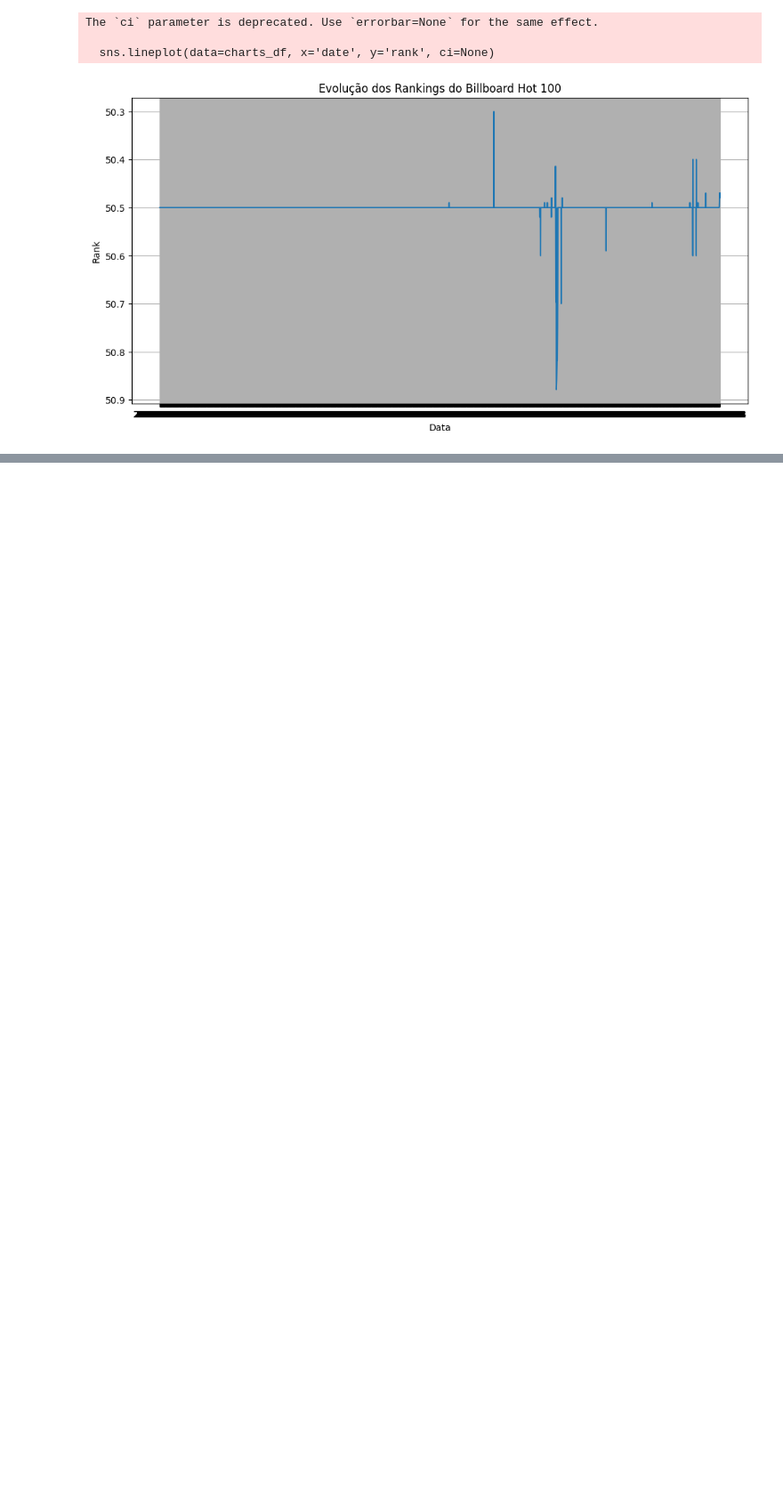
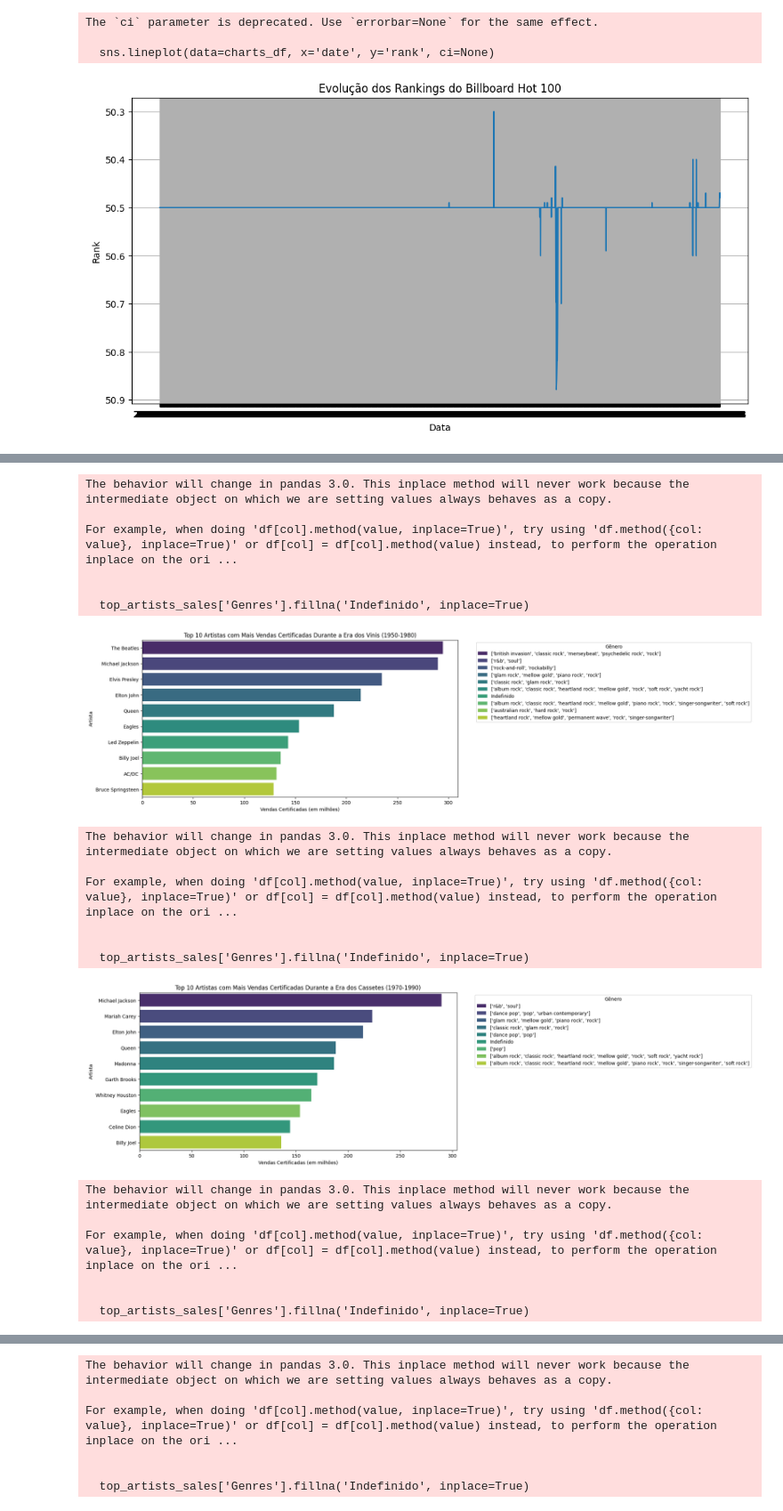
Before and after one commit to touro3/EvolucaoDaMusica-BI, a Jupyter notebook: notebooks/EDA_e_visualizacoes_musicais.ipynb, the cells around one changed output, grey strips where cells are left out. Shown at 89% size. Cells and saved outputs as stored; diff of their text form; code cells hidden in the pictures; blank space fills up the shorter version.

```diff
--- a/notebooks/EDA_e_visualizacoes_musicais.ipynb
+++ b/notebooks/EDA_e_visualizacoes_musicais.ipynb
@@ -9,6 +11,9 @@ import streamlit as st
 data_df = pd.read_csv('/home/gabipereira/EvolucaoDaMusica-BI/data/data.csv')
 musicdata_df = pd.read_csv('/home/gabipereira/EvolucaoDaMusica-BI/data/musicdata.csv')
 charts_df = pd.read_csv('/home/gabipereira/EvolucaoDaMusica-BI/data/charts.csv')
+new_df = pd.read_csv('/home/gabipereira/EvolucaoDaMusica-BI/data/Best selling music artists.csv')
+new_artists_df = pd.read_csv('/home/gabipereira/EvolucaoDaMusica-BI/data/Artists.csv')
+final_df = pd.read_csv('/home/gabipereira/EvolucaoDaMusica-BI/data/final.csv')
 # %% [markdown]
 # Visualização de popularidade das músicas ao longo dos anos
 # %%
@@ -53,0 +69,48 @@ The `ci` parameter is deprecated. Use `errorbar=None` for the same effect.
+# %%
+# Função para integrar gênero e criar gráfico para diferentes eras
+def plot_top_artists_by_sales_with_genre(dataframe, genre_dataframe, start_year, end_year, era_name):
+    era_df = dataframe[(dataframe['Release year of first charted record'] >= start_year) & (dataframe['Release year of first charted record'] <= end_year)]
+    artists_sales = era_df.groupby('Artist name')['Total certified units'].sum().reset_index()
+    top_artists_sales = artists_sales.sort_values(by='Total certified units', ascending=False).head(10)
+
+    # Integrar com dados de gênero
+    top_artists_sales = top_artists_sales.merge(genre_dataframe[['Name', 'Genres']], left_on='Artist name', right_on='Name', how='left')
+
+    # Preencher valores ausentes de gênero com "Indefinido"
+    top_artists_sales['Genres'].fillna('Indefinido', inplace=True)
+
+    # Visualizar os resultados
+    plt.figure(figsize=(12,6))
+    sns.barplot(data=top_artists_sales, x='Total certified units', y='Artist name', hue='Genres', dodge=False, palette='viridis')
+    plt.title(f'Top 10 Artistas com Mais Vendas Certificadas Durante a Era {era_name} ({start_year}-{end_year})')
+    plt.xlabel('Vendas Certificadas (em milhões)')
+    plt.ylabel('Artista')
+    plt.legend(title='Gênero', bbox_to_anchor=(1.05, 1), loc='upper left')
+    plt.show()
+
+# Analisar e visualizar diferentes eras com gêneros
+plot_top_artists_by_sales_with_genre(new_df, new_artists_df, 1950, 1980, 'dos Vinis')
+plot_top_artists_by_sales_with_genre(new_df, new_artists_df, 1970, 1990, 'dos Cassetes')
+plot_top_artists_by_sales_with_genre(new_df, new_artists_df, 1980, 2000, 'dos CDs')
+plot_top_artists_by_sales_with_genre(new_df, new_artists_df, 2000, 2020, 'Digital')
+# %% [output]
+The behavior will change in pandas 3.0. This inplace method will never work because the intermediate object on which we are setting values always behaves as a copy.
+
+For example, when doing 'df[col].method(value, inplace=True)', try using 'df.method({col: value}, inplace=True)' or df[col] = df[col].method(value) instead, to perform the operation inplace on the ori ...
+
+
+  top_artists_sales['Genres'].fillna('Indefinido', inplace=True)
+[figure, added]
+The behavior will change in pandas 3.0. This inplace method will never work because the intermediate object on which we are setting values always behaves as a copy.
+
+For example, when doing 'df[col].method(value, inplace=True)', try using 'df.method({col: value}, inplace=True)' or df[col] = df[col].method(value) instead, to perform the operation inplace on the ori ...
+
+
+  top_artists_sales['Genres'].fillna('Indefinido', inplace=True)
+[figure, added]
+The behavior will change in pandas 3.0. This inplace method will never work because the intermediate object on which we are setting values always behaves as a copy.
+
+For example, when doing 'df[col].method(value, inplace=True)', try using 'df.method({col: value}, inplace=True)' or df[col] = df[col].method(value) instead, to perform the operation inplace on the ori ...
+
+
+  top_artists_sales['Genres'].fillna('Indefinido', inplace=True)
@@ -53,0 +118,6 @@ The `ci` parameter is deprecated. Use `errorbar=None` for the same effect.
+The behavior will change in pandas 3.0. This inplace method will never work because the intermediate object on which we are setting values always behaves as a copy.
+
+For example, when doing 'df[col].method(value, inplace=True)', try using 'df.method({col: value}, inplace=True)' or df[col] = df[col].method(value) instead, to perform the operation inplace on the ori ...
+
+
+  top_artists_sales['Genres'].fillna('Indefinido', inplace=True)
```
Also changed, not shown: parts of 8 cells of this notebook.
